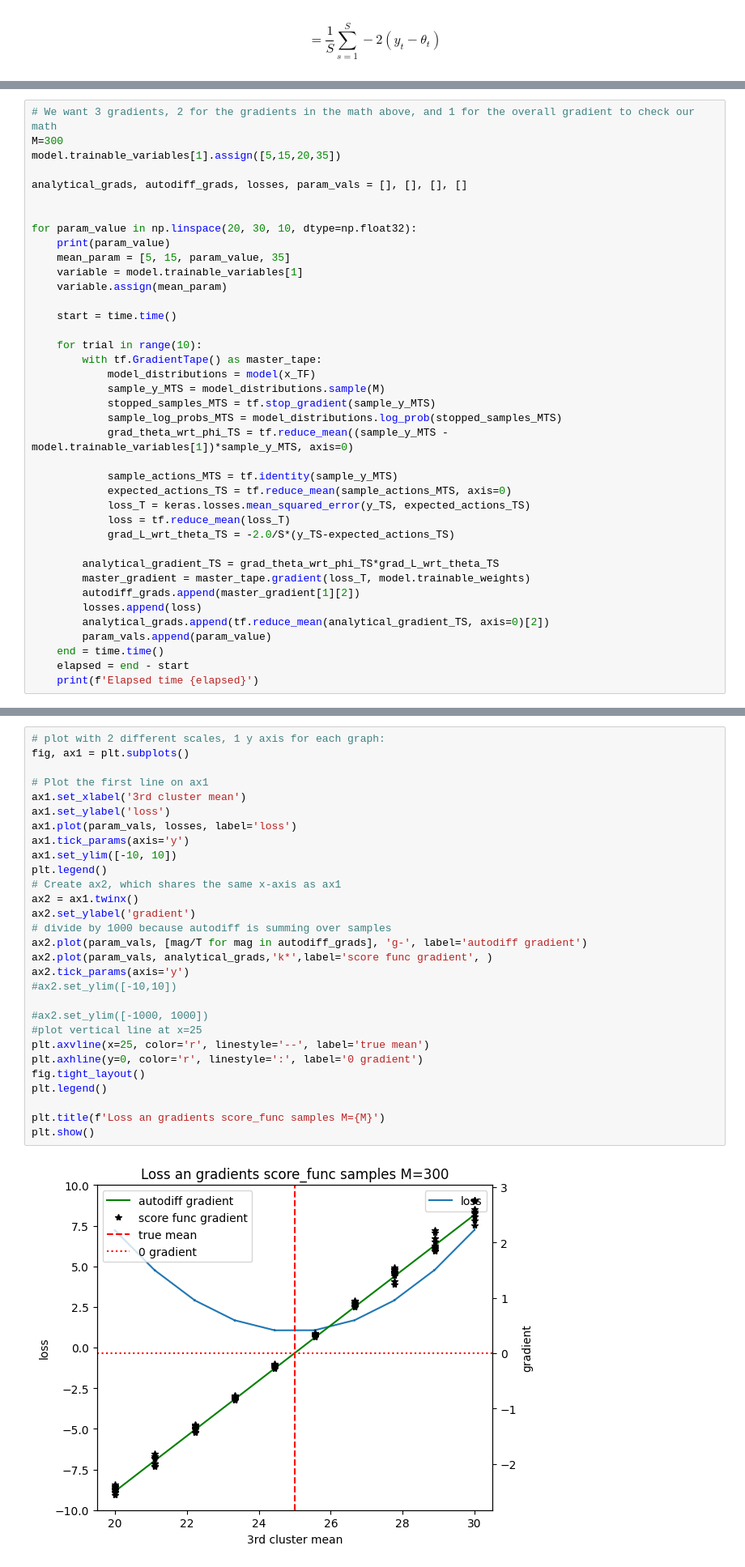
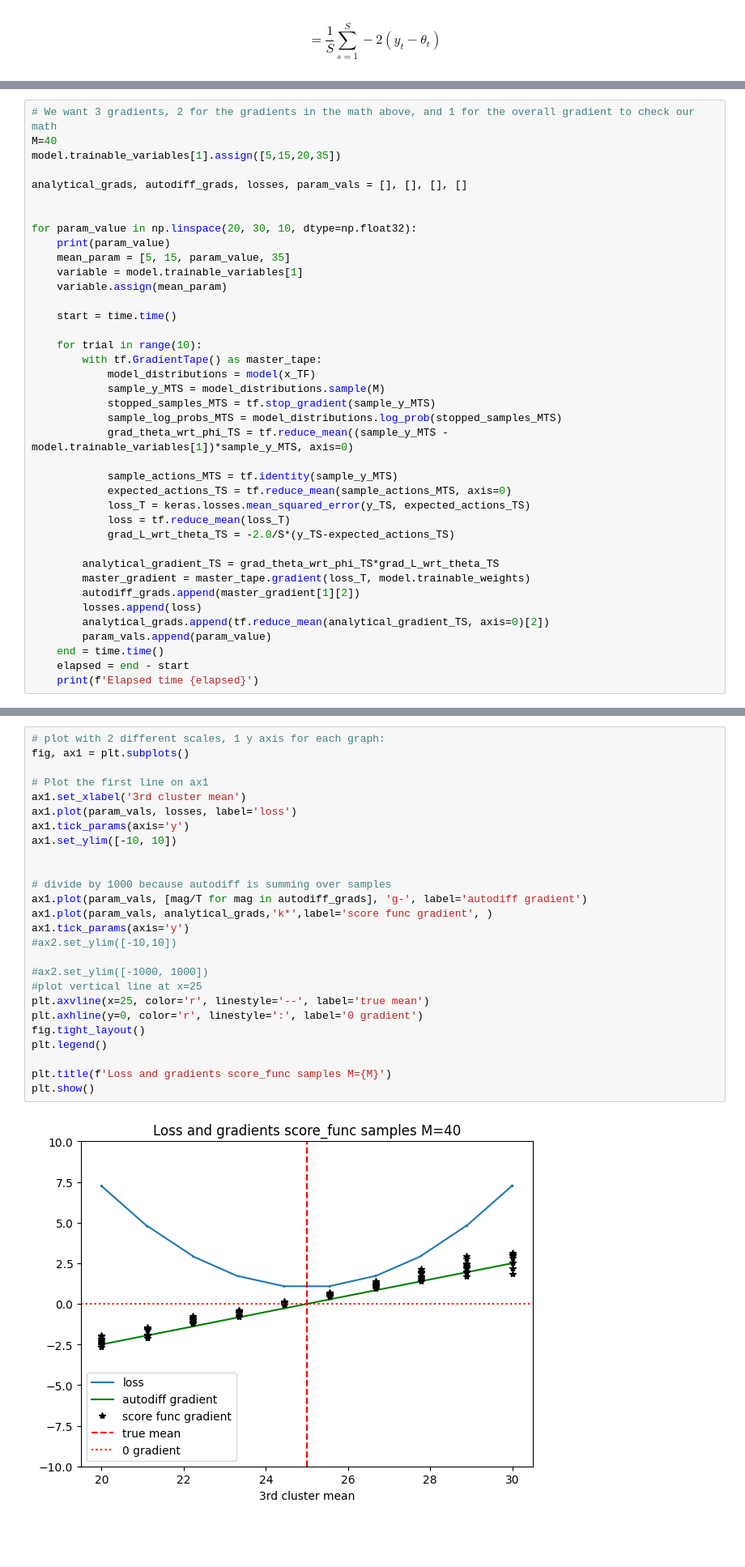
Before and after one commit to kheuton/prob_diff_topk, a Jupyter notebook: AnalyticalNoMix.ipynb, the cells around one changed output, grey strips where cells are left out. Shown at 81% size. Saved outputs shown, nothing was run; the diff lists cells and outputs as text; blank space fills up the shorter version.

Commit message:
nicer graphs

```diff
--- a/AnalyticalNoMix.ipynb
+++ b/AnalyticalNoMix.ipynb
@@ -212,7 +212,7 @@ array([[  6.4703164 ,   3.0037193 , -12.423985  ,  12.632436  ],
       dtype=float32)>
 # %%
 # We want 3 gradients, 2 for the gradients in the math above, and 1 for the overall gradient to check our math
-M=300
+M=40
 model.trainable_variables[1].assign([5,15,20,35])
 
 analytical_grads, autodiff_grads, losses, param_vals = [], [], [], []
@@ -273,31 +273,28 @@ Elapsed time 0.2221512794494629
 # %%
 # plot with 2 different scales, 1 y axis for each graph:
 fig, ax1 = plt.subplots()
 
 # Plot the first line on ax1
 ax1.set_xlabel('3rd cluster mean')
-ax1.set_ylabel('loss')
 ax1.plot(param_vals, losses, label='loss')
 ax1.tick_params(axis='y')
 ax1.set_ylim([-10, 10])
-plt.legend()
-# Create ax2, which shares the same x-axis as ax1
-ax2 = ax1.twinx()
-ax2.set_ylabel('gradient')
+
+
 # divide by 1000 because autodiff is summing over samples
-ax2.plot(param_vals, [mag/T for mag in autodiff_grads], 'g-', label='autodiff gradient')
-ax2.plot(param_vals, analytical_grads,'k*',label='score func gradient', )
-ax2.tick_params(axis='y')
+ax1.plot(param_vals, [mag/T for mag in autodiff_grads], 'g-', label='autodiff gradient')
+ax1.plot(param_vals, analytical_grads,'k*',label='score func gradient', )
+ax1.tick_params(axis='y')
 #ax2.set_ylim([-10,10])
 
 #ax2.set_ylim([-1000, 1000])
 #plot vertical line at x=25
 plt.axvline(x=25, color='r', linestyle='--', label='true mean')
 plt.axhline(y=0, color='r', linestyle=':', label='0 gradient')
 fig.tight_layout()
 plt.legend()
 
-plt.title(f'Loss an gradients score_func samples M={M}')
+plt.title(f'Loss and gradients score_func samples M={M}')
 plt.show()
 # %% [output]
-[figure, old version]
+[figure, new version]
```
Also changed, not shown: parts of 7 cells of this notebook, 1 other file.
